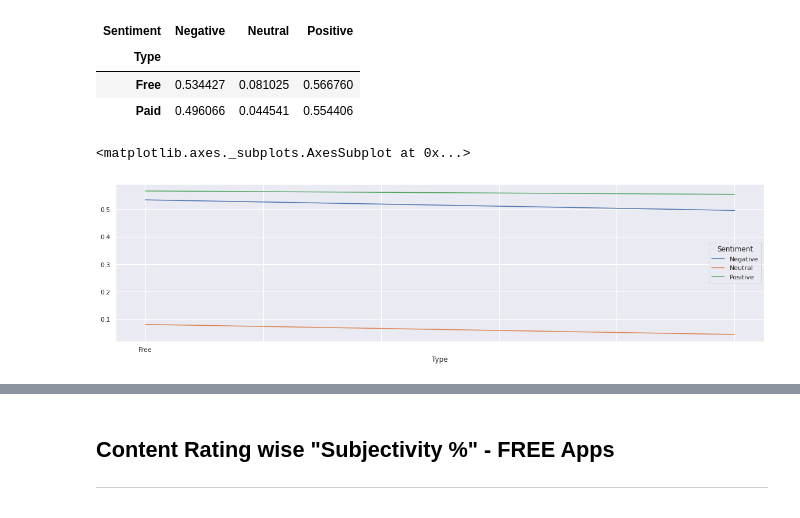
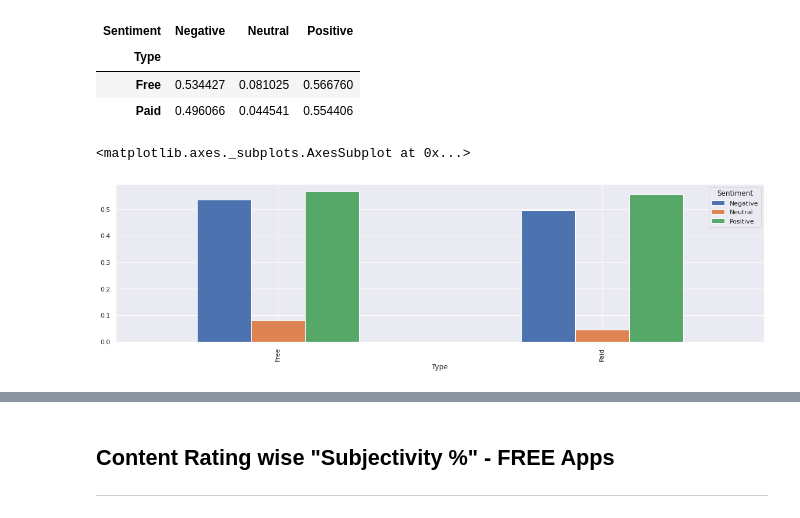
Before and after one commit to Sanddeep-K/Capstone_1_EDA_Play_Store_App_Review, a Jupyter notebook: Sandeep_K_Capstone_1_EDA_Play_Store_App_Review.ipynb, the cells around one changed output, grey strips where cells are left out. Saved outputs shown, nothing was run; the diff lists cells and outputs as text; code cells hidden in the pictures.

```diff
--- a/Sandeep_K_Capstone_1_EDA_Play_Store_App_Review.ipynb
+++ b/Sandeep_K_Capstone_1_EDA_Play_Store_App_Review.ipynb
@@ -3020,8 +3020,3 @@ rev_size_free_df
 | 276 | 549720.0 | 87040.0 |
 | 12 | 245455.0 | 86016.0 |
 | 68 | 285814.0 | 86016.0 |
-# %%
-rev_size_free_df.plot()
-plt.rcParams['figure.figsize'] = (20, 5)
-plt.title('Sentiment Analysis on each App Category')
-plt.ylabel('Android_Ver')
@@ -3226,7 +3281,7 @@ free_paid_pivot1
 | Free | 0.534427 | 0.081025 | 0.566760 |
 | Paid | 0.496066 | 0.044541 | 0.554406 |
 # %%
-free_paid_pivot1.plot.line()
+free_paid_pivot1.plot.bar()
 # %% [output]
 <matplotlib.axes._subplots.AxesSubplot at 0x...>
-[figure, old version]
+[figure, new version]
```
Also changed, not shown: parts of 33 cells of this notebook.
